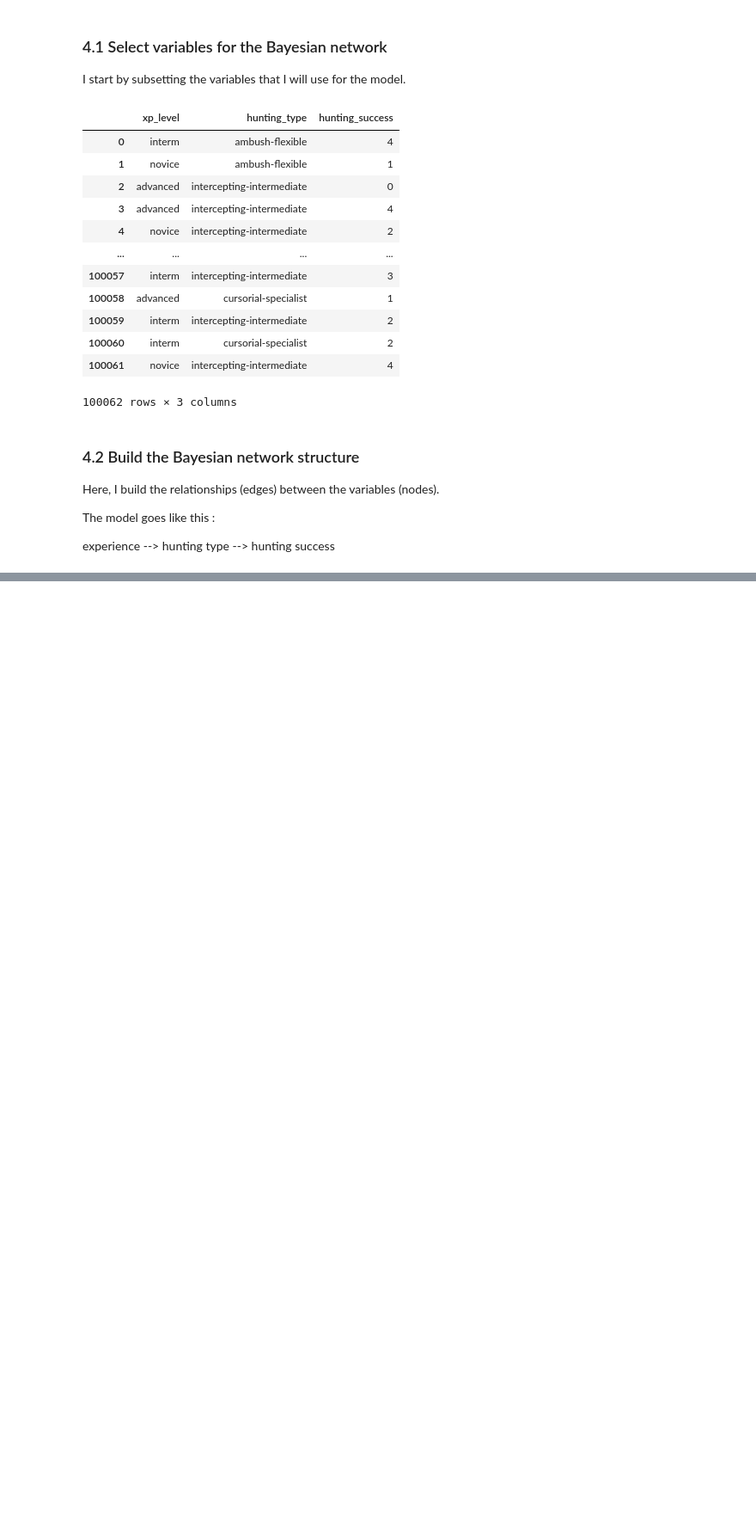
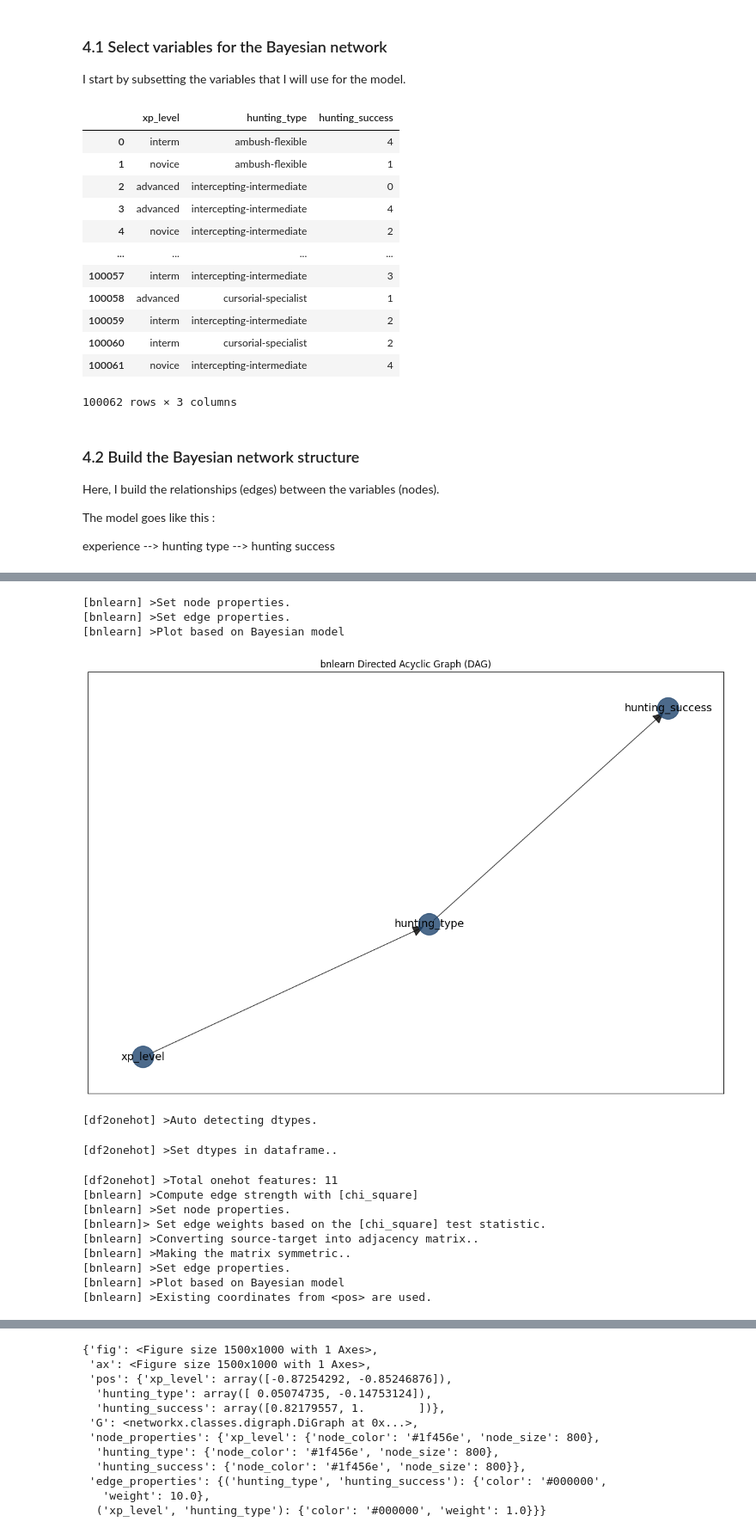
Before and after one commit to quantitative-ecologist/causal_predator-prey_int, a Jupyter notebook: code/models/BayesianNetwork-bnlearn.ipynb, the cells around one changed output, grey strips where cells are left out. Shown: that part at 86% size. Cells and saved outputs as stored; diff of their text form; code cells hidden in the pictures; blank space fills up the shorter version.

```diff
--- a/code/models/BayesianNetwork-bnlearn.ipynb
+++ b/code/models/BayesianNetwork-bnlearn.ipynb
@@ -127,3 +127,5 @@ edges = [
     ("xp_level", "hunting_type"),
     ("hunting_type", "hunting_success")
 ]
+# %%
+DAG = bn.make_DAG(edges)
@@ -129,0 +134,5 @@ edges = [
+# %%
+DAG = bn.parameter_learning.fit(
+    DAG, subset,
+    methodtype = "maximumlikelihood"
+)
@@ -129,0 +157,28 @@ edges = [
+# %%
+# Plot
+G = bn.plot(DAG, interactive = False)
+
+# Convert to onehot
+dfhot, dfnum = bn.df2onehot(subset)
+
+# Compute edge strength with the chi_square test statistic
+DAG = bn.independence_test(DAG, dfnum, test = "chi_square", prune = True)
+
+# Plot
+bn.plot(DAG, interactive = False, pos = G["pos"])
+# %% [output]
+[bnlearn] >Set node properties.
+[bnlearn] >Set edge properties.
+[bnlearn] >Plot based on Bayesian model
+[figure, added]
+[df2onehot] >Auto detecting dtypes.
+[df2onehot] >Set dtypes in dataframe..
+[df2onehot] >Total onehot features: 11
+[bnlearn] >Compute edge strength with [chi_square]
+[bnlearn] >Set node properties.
+[bnlearn]> Set edge weights based on the [chi_square] test statistic.
+[bnlearn] >Converting source-target into adjacency matrix..
+[bnlearn] >Making the matrix symmetric..
+[bnlearn] >Set edge properties.
+[bnlearn] >Plot based on Bayesian model
+[bnlearn] >Existing coordinates from <pos> are used.
@@ -129,0 +186,12 @@ edges = [
+{'fig': <Figure size 1500x1000 with 1 Axes>,
+ 'ax': <Figure size 1500x1000 with 1 Axes>,
+ 'pos': {'xp_level': array([-0.87254292, -0.85246876]),
+  'hunting_type': array([ 0.05074735, -0.14753124]),
+  'hunting_success': array([0.82179557, 1.        ])},
+ 'G': <networkx.classes.digraph.DiGraph at 0x...>,
+ 'node_properties': {'xp_level': {'node_color': '#1f456e', 'node_size': 800},
+  'hunting_type': {'node_color': '#1f456e', 'node_size': 800},
+  'hunting_success': {'node_color': '#1f456e', 'node_size': 800}},
+ 'edge_properties': {('hunting_type', 'hunting_success'): {'color': '#000000',
+   'weight': 10.0},
+  ('xp_level', 'hunting_type'): {'color': '#000000', 'weight': 1.0}}}
```
Also changed, not shown: parts of 4 cells of this notebook, 1 other file.
